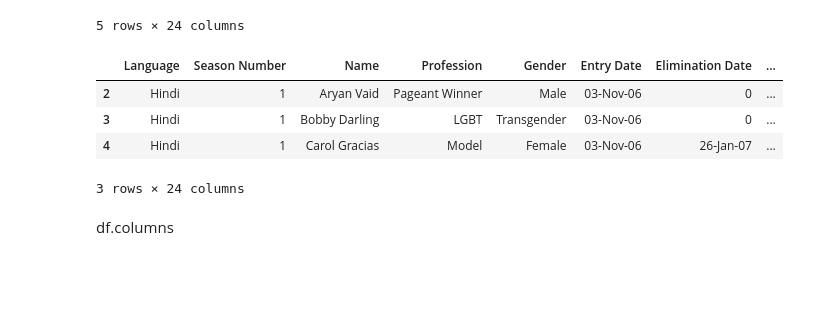
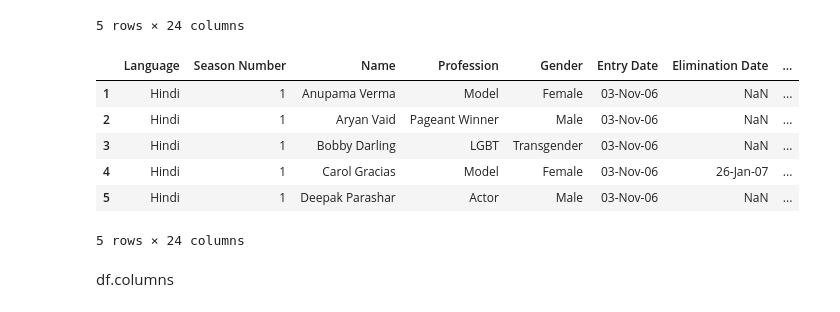
Before and after one commit to keerjs01/ML---Pandas, a Jupyter notebook: pandas.ipynb, the cells around one changed output. Cells and saved outputs as stored; diff of their text form; code cells hidden in the pictures; blank space fills up the shorter version.

```diff
--- a/pandas.ipynb
+++ b/pandas.ipynb
@@ -55,13 +211,15 @@ df1.head()
 | 4 | Hindi | 1 | Carol Gracias | Model | Female | 03-Nov-06 | 26-Jan-07 | ... |
 5 rows × 24 columns
 # %%
-df1[2:5] #slicing
+data[1:6] #slicing
 # %% [output]
 |  | Language | Season Number | Name | Profession | Gender | Entry Date | Elimination Date | ... |
-| 2 | Hindi | 1 | Aryan Vaid | Pageant Winner | Male | 03-Nov-06 | 0 | ... |
-| 3 | Hindi | 1 | Bobby Darling | LGBT | Transgender | 03-Nov-06 | 0 | ... |
+| 1 | Hindi | 1 | Anupama Verma | Model | Female | 03-Nov-06 | NaN | ... |
+| 2 | Hindi | 1 | Aryan Vaid | Pageant Winner | Male | 03-Nov-06 | NaN | ... |
+| 3 | Hindi | 1 | Bobby Darling | LGBT | Transgender | 03-Nov-06 | NaN | ... |
 | 4 | Hindi | 1 | Carol Gracias | Model | Female | 03-Nov-06 | 26-Jan-07 | ... |
+| 5 | Hindi | 1 | Deepak Parashar | Actor | Male | 03-Nov-06 | NaN | ... |
-3 rows × 24 columns
+5 rows × 24 columns
 # %% [markdown]
 df.columns
 # %%
```
Also changed, not shown: parts of 20 cells of this notebook.
